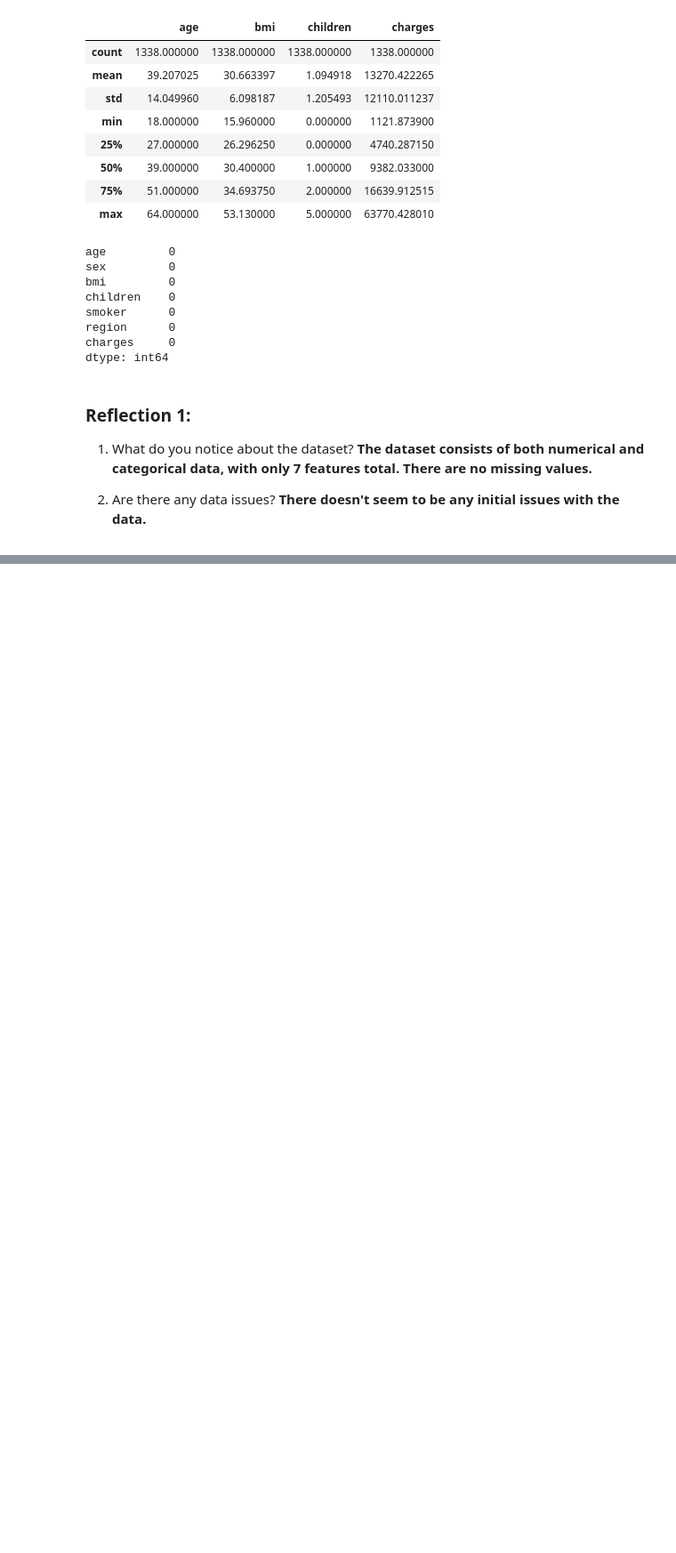
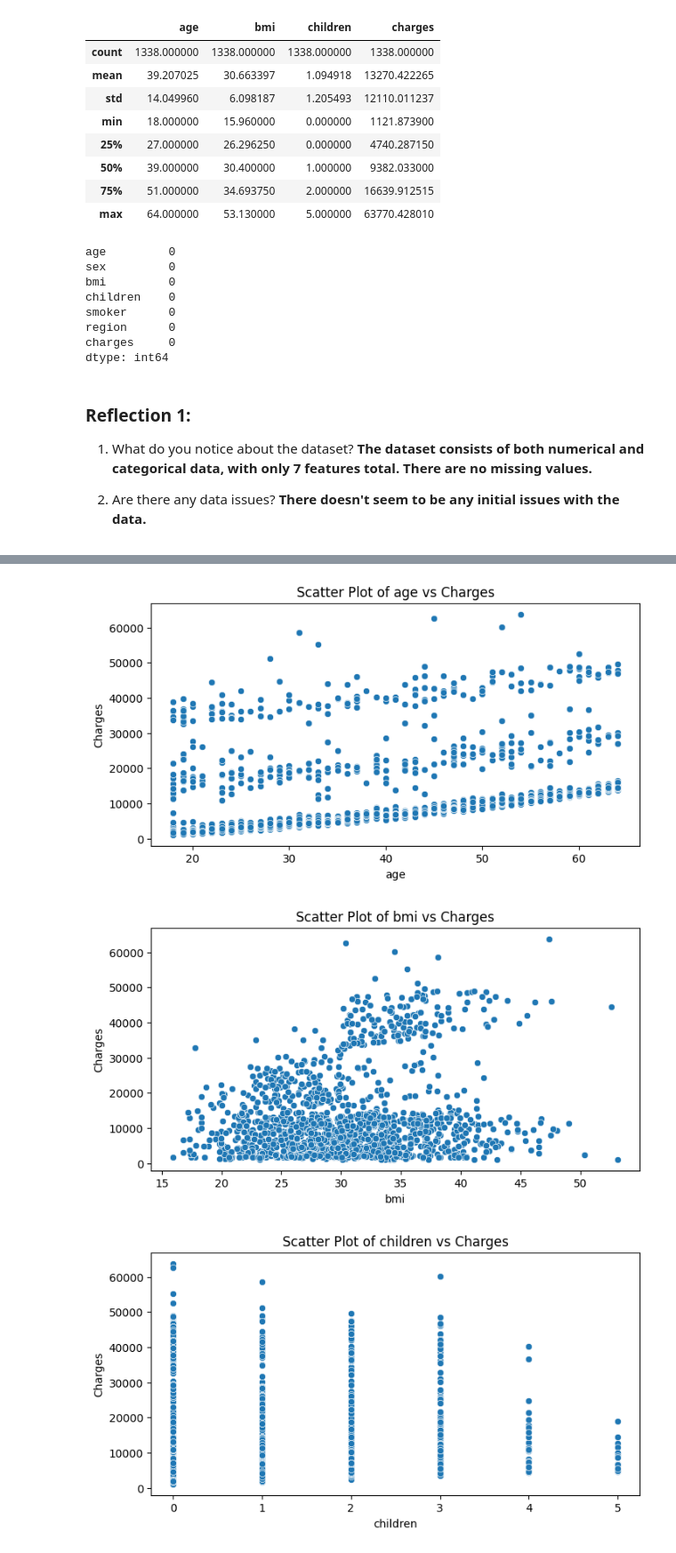
Before and after one commit to DMill31/ml_regression_miller, a Jupyter notebook: regression_miller.ipynb, the cells around one changed output, grey strips where cells are left out. Shown at 89% size. Cells and saved outputs as stored; diff of their text form; code cells hidden in the pictures; blank space fills up the shorter version.

```diff
--- a/regression_miller.ipynb
+++ b/regression_miller.ipynb
@@ -102,0 +122,14 @@ dtype: int64
+# %%
+# Create scatter plots for numerical features
+numerical_features = ["age", "bmi", "children"]
+for feature in numerical_features:
+    plt.figure(figsize=(8, 4))
+    sns.scatterplot(data=insurance, x=feature, y="charges")
+    plt.title(f"Scatter Plot of {feature} vs Charges")
+    plt.xlabel(feature)
+    plt.ylabel("Charges")
+    plt.show()
+# %% [output]
+[figure, added]
+[figure, added]
+[figure, added]
```
Also changed, not shown: parts of 9 cells of this notebook.
